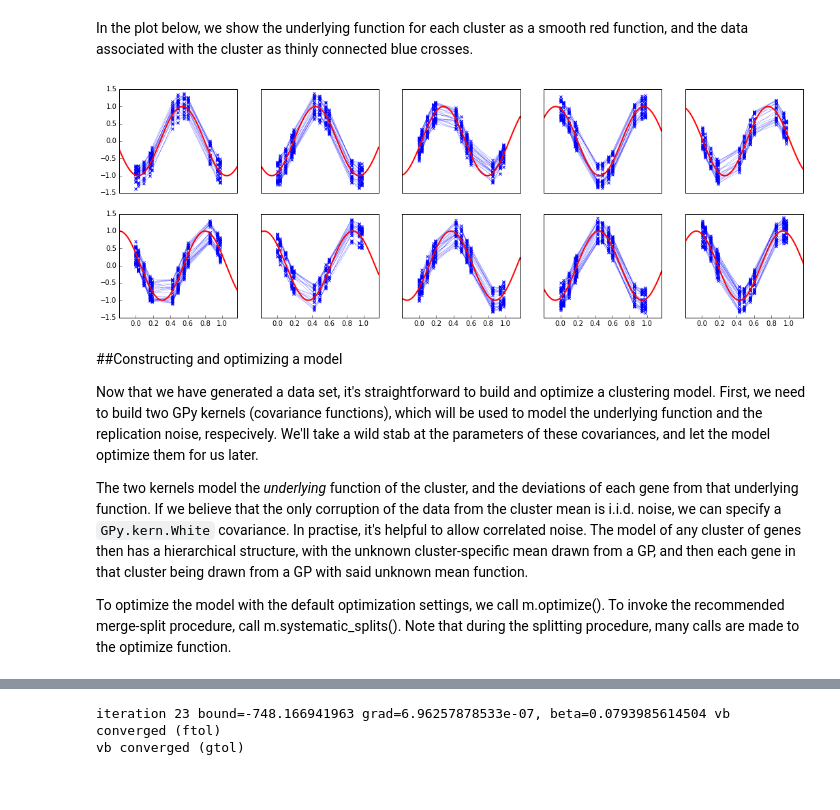
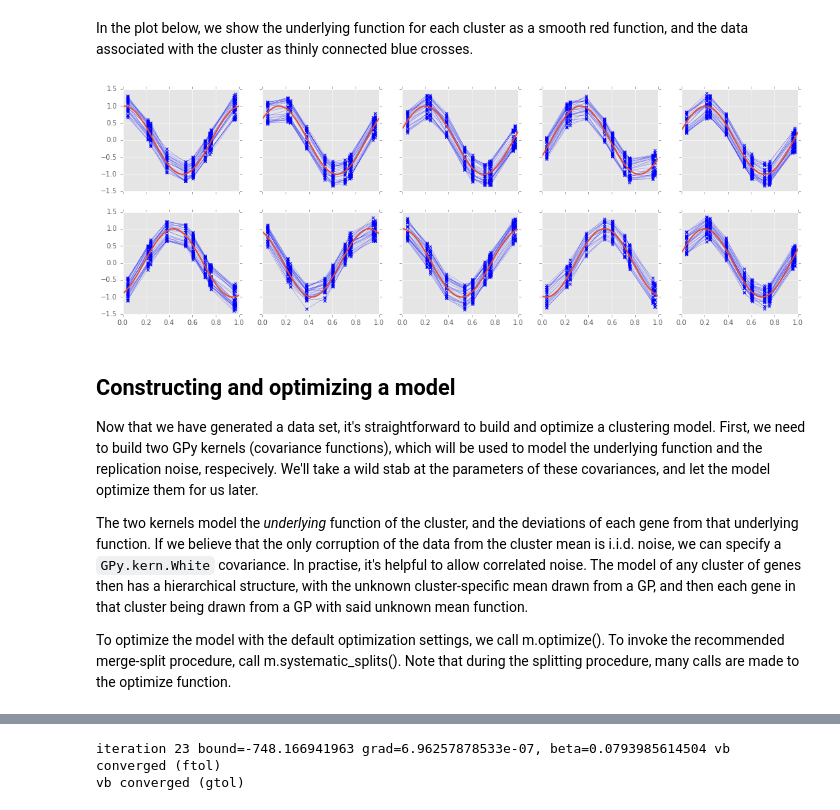
Before and after one commit to SheffieldML/GPclust, a Jupyter notebook: notebooks/MOHGP_demo.ipynb, the cells around one changed output, grey strips where cells are left out. Saved outputs shown, nothing was run; the diff lists cells and outputs as text; code cells hidden in the pictures.

Commit message:
lots of GPflow related changes and simplifications

```diff
--- a/notebooks/MOHGP_demo.ipynb
+++ b/notebooks/MOHGP_demo.ipynb
@@ -23,11 +23,10 @@ A simple implementation of hierarchical GPs is available as part of GPy. You may
 %matplotlib inline
 %config InlineBackend.figure_format = 'png'#'svg' would be better, but eats memory for these big plots.
 from matplotlib import pyplot as plt
-import numpy as np
-import GPy
-import sys
-sys.path.append('/home/james/work/gpclust/')
+plt.style.use('ggplot')
+import numpy as n
 import GPclust
+import GPflow
 # %% [markdown]
 ## A simple sinusoid dataset
 
@@ -54,20 +53,18 @@ Y = means + offsets + np.random.randn(*means.shape)*0.05
 In the plot below, we show the underlying function for each cluster as a smooth red function, and the data associated with the cluster as thinly connected blue crosses.
 # %%
 #plotting.
-x_plot, xmin, xmax = GPy.plotting.matplot_dep.base_plots.x_frame1D(X)
-plt.figure(figsize=(18,6))
+x_plot = np.linspace(0, 1, 100).reshape(-1, 1)
+f, axes = plt.subplots(2, Nclust//2, figsize=(18,6), sharex=True, sharey=True)
 index_starts = np.hstack([0, np.cumsum(Nobs[:-1])])
 index_stops = np.cumsum(Nobs)
-for n in range(Nclust):
-    plt.subplot(2,Nclust/2, n+1)
-    plt.plot(X, Y[index_starts[n]:index_stops[n]].T, 'b', marker='x',ms=4, mew=1, linewidth=0.2)
-    plt.plot(x_plot, np.sin(base_freqs[n]*x_plot+base_phases[n]), 'r', linewidth=2)
-
-GPy.plotting.matplot_dep.base_plots.align_subplots(2, Nclust/2, xlim=(xmin, xmax))
+for n, ax in enumerate(axes.flatten()):
+    ax.plot(X, Y[index_starts[n]:index_stops[n]].T, 'b', marker='x',ms=4, mew=1, linewidth=0.2)
+    ax.plot(x_plot, np.sin(base_freqs[n]*x_plot+base_phases[n]), linewidth=2)
 # %% [output]
-[figure, old version]
+[figure, new version]
 # %% [markdown]
-##Constructing and optimizing a model
+Constructing and optimizing a model
+---
 
 Now that we have generated a data set, it's straightforward to build and optimize a clustering model. First, we need to build two GPy kernels (covariance functions), which will be used to model the underlying function and the replication noise, respecively. We'll take a wild stab at the parameters of these covariances, and let the model optimize them for us later.
 
```
Also changed, not shown: parts of 6 cells of this notebook, 6 other files.
